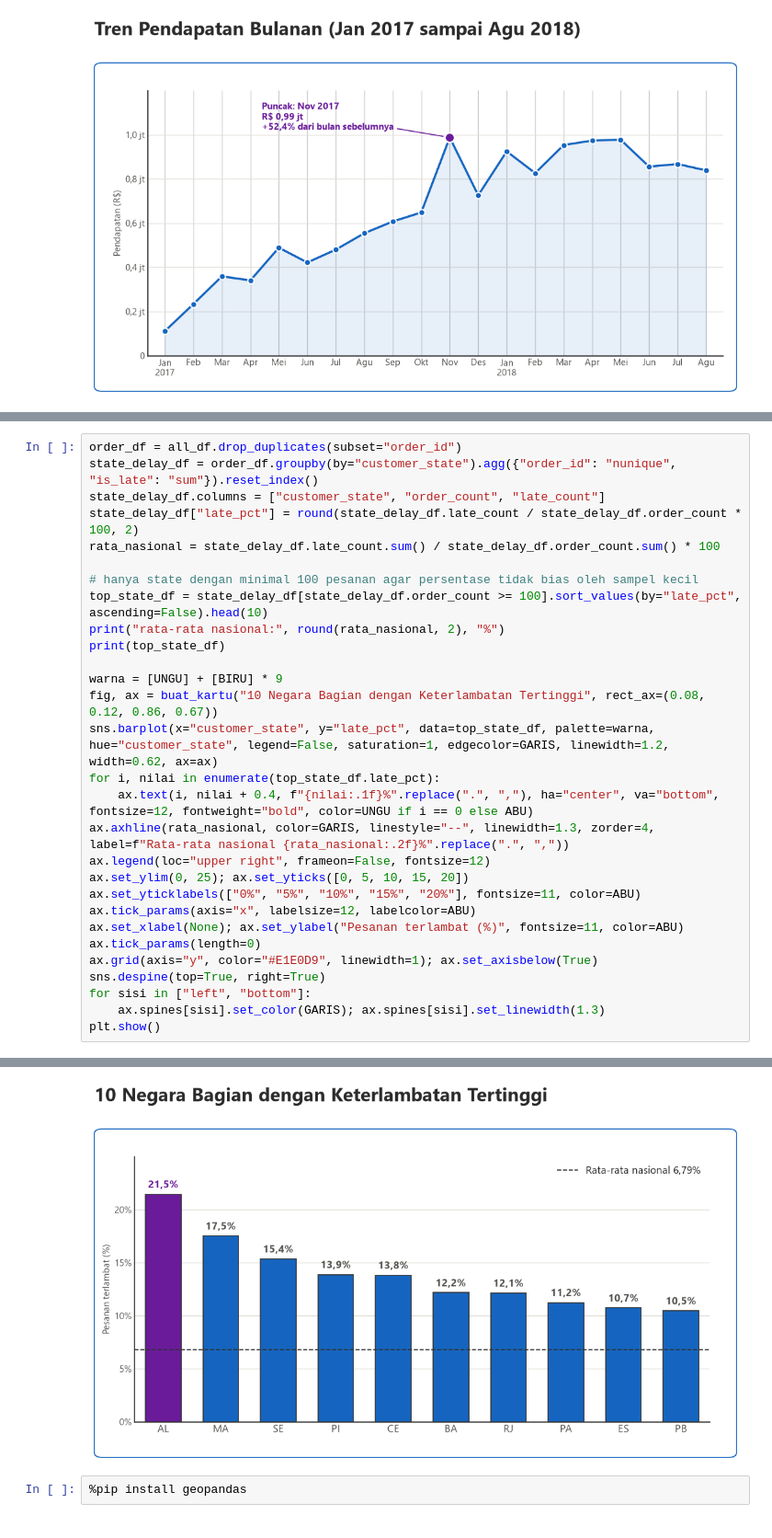
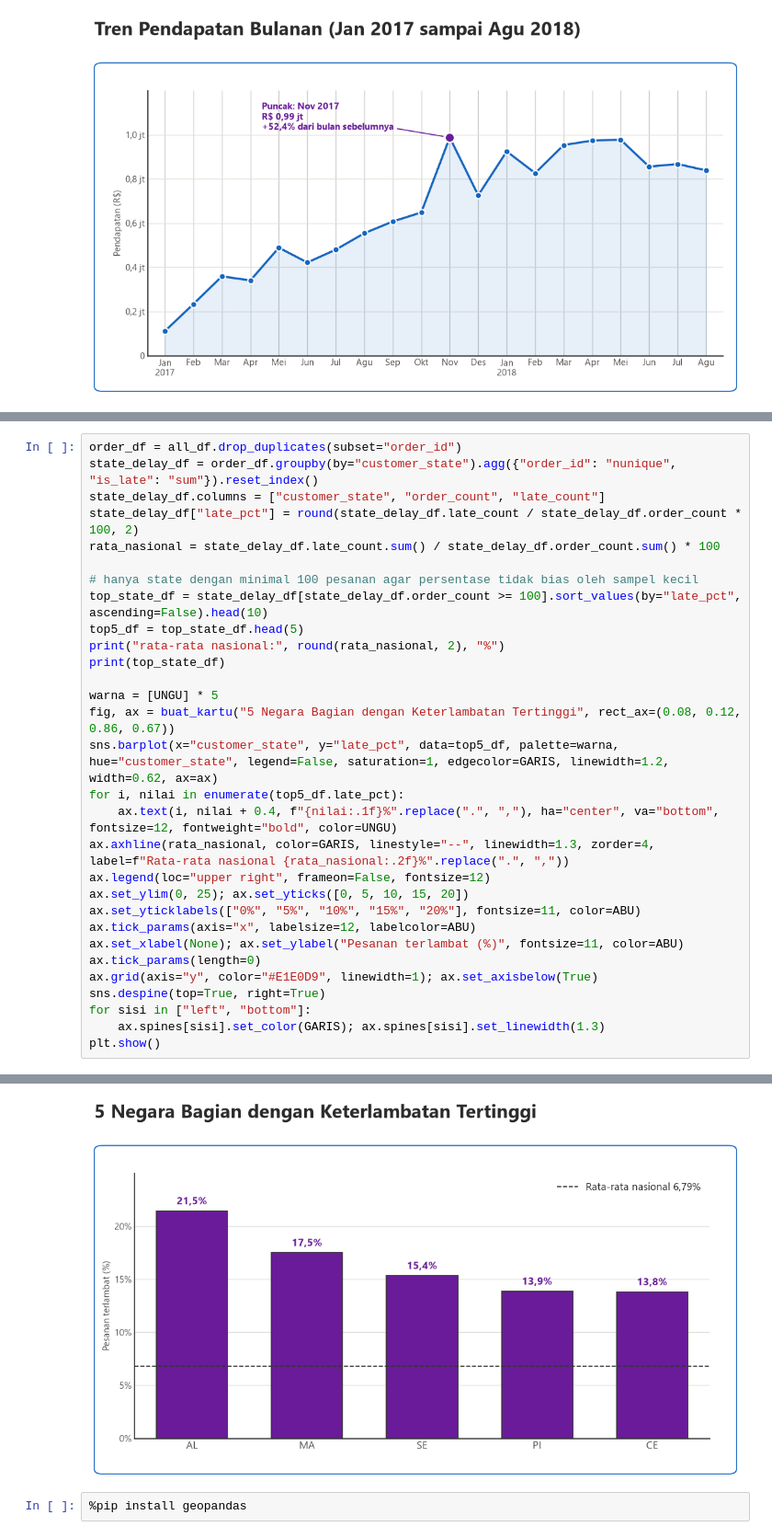
Before and after one commit to patrichmoratti/analisis-data-olist, a Jupyter notebook: notebook.ipynb, the cells around one changed output, grey strips where cells are left out. Shown at 92% size. Cells and saved outputs as stored; diff of their text form.

```diff
--- a/notebook.ipynb
+++ b/notebook.ipynb
@@ -1841,40 +1841,41 @@ rata_nasional = state_delay_df.late_count.sum() / state_delay_df.order_count.sum
 
 # hanya state dengan minimal 100 pesanan agar persentase tidak bias oleh sampel kecil
 top_state_df = state_delay_df[state_delay_df.order_count >= 100].sort_values(by="late_pct", ascending=False).head(10)
+top5_df = top_state_df.head(5)
 print("rata-rata nasional:", round(rata_nasional, 2), "%")
 print(top_state_df)
 
-warna = [UNGU] + [BIRU] * 9
-fig, ax = buat_kartu("10 Negara Bagian dengan Keterlambatan Tertinggi", rect_ax=(0.08, 0.12, 0.86, 0.67))
-sns.barplot(x="customer_state", y="late_pct", data=top_state_df, palette=warna, hue="customer_state", legend=False, saturation=1, edgecolor=GARIS, linewidth=1.2, width=0.62, ax=ax)
-for i, nilai in enumerate(top_state_df.late_pct):
-    ax.text(i, nilai + 0.4, f"{nilai:.1f}%".replace(".", ","), ha="center", va="bottom", fontsize=12, fontweight="bold", color=UNGU if i == 0 else ABU)
+warna = [UNGU] * 5
+fig, ax = buat_kartu("5 Negara Bagian dengan Keterlambatan Tertinggi", rect_ax=(0.08, 0.12, 0.86, 0.67))
+sns.barplot(x="customer_state", y="late_pct", data=top5_df, palette=warna, hue="customer_state", legend=False, saturation=1, edgecolor=GARIS, linewidth=1.2, width=0.62, ax=ax)
+for i, nilai in enumerate(top5_df.late_pct):
+    ax.text(i, nilai + 0.4, f"{nilai:.1f}%".replace(".", ","), ha="center", va="bottom", fontsize=12, fontweight="bold", color=UNGU)
 ax.axhline(rata_nasional, color=GARIS, linestyle="--", linewidth=1.3, zorder=4, label=f"Rata-rata nasional {rata_nasional:.2f}%".replace(".", ","))
 ax.legend(loc="upper right", frameon=False, fontsize=12)
 ax.set_ylim(0, 25); ax.set_yticks([0, 5, 10, 15, 20])
 ax.set_yticklabels(["0%", "5%", "10%", "15%", "20%"], fontsize=11, color=ABU)
 ax.tick_params(axis="x", labelsize=12, labelcolor=ABU)
 ax.set_xlabel(None); ax.set_ylabel("Pesanan terlambat (%)", fontsize=11, color=ABU)
 ax.tick_params(length=0)
 ax.grid(axis="y", color="#E1E0D9", linewidth=1); ax.set_axisbelow(True)
 sns.despine(top=True, right=True)
 for sisi in ["left", "bottom"]:
     ax.spines[sisi].set_color(GARIS); ax.spines[sisi].set_linewidth(1.3)
 plt.show()
 # %% [output]
 rata-rata nasional: 6.79 %
    customer_state  order_count  late_count  late_pct
 1              AL          396          85     21.46
 9              MA          713         125     17.53
 24             SE          332          51     15.36
 16             PI          475          66     13.89
 5              CE         1273         176     13.83
 4              BA         3253         396     12.17
 18             RJ        12310        1495     12.14
 13             PA          942         106     11.25
 7              ES         1992         214     10.74
 14             PB          516          54     10.47
-[figure, old version]
+[figure, new version]
 # %%
 %pip install geopandas
 # %% [output]
```
Also changed, not shown: parts of 1 cell of this notebook.
